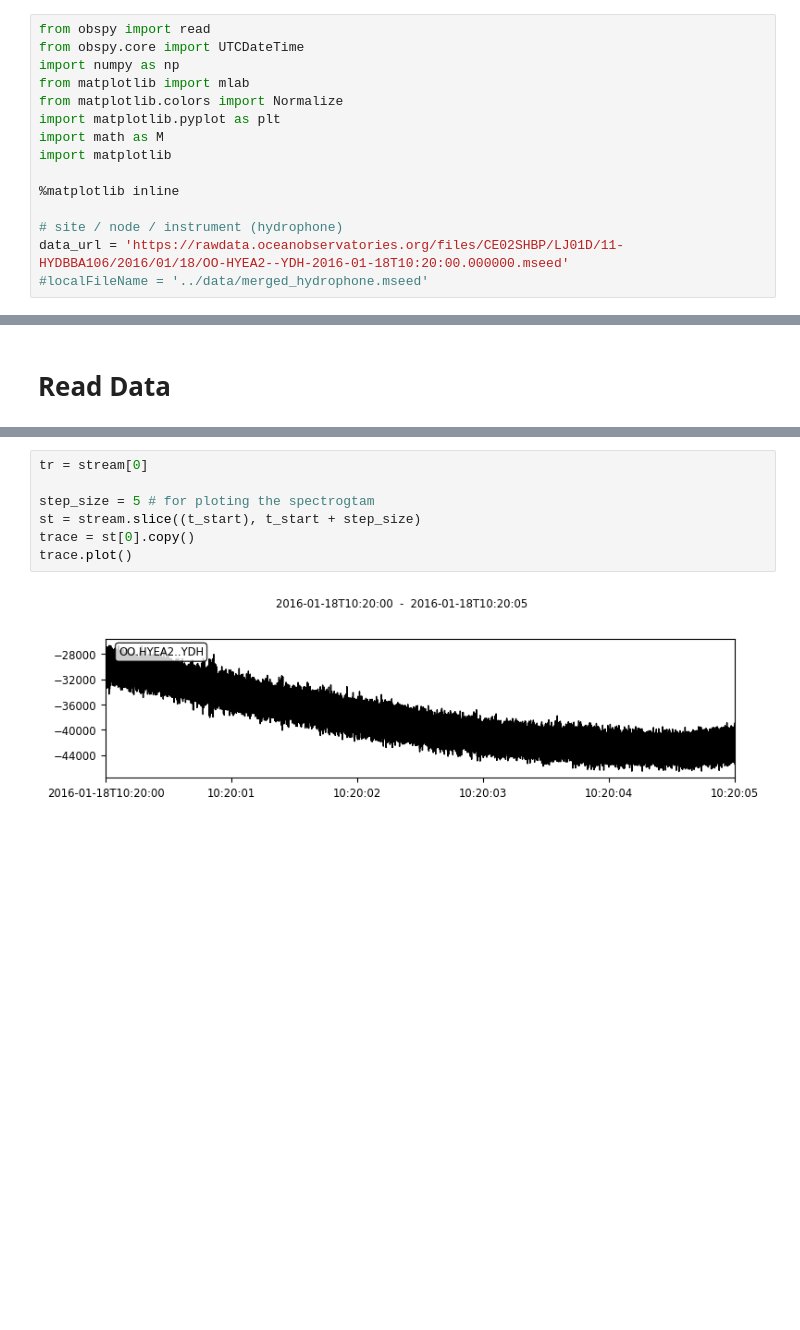
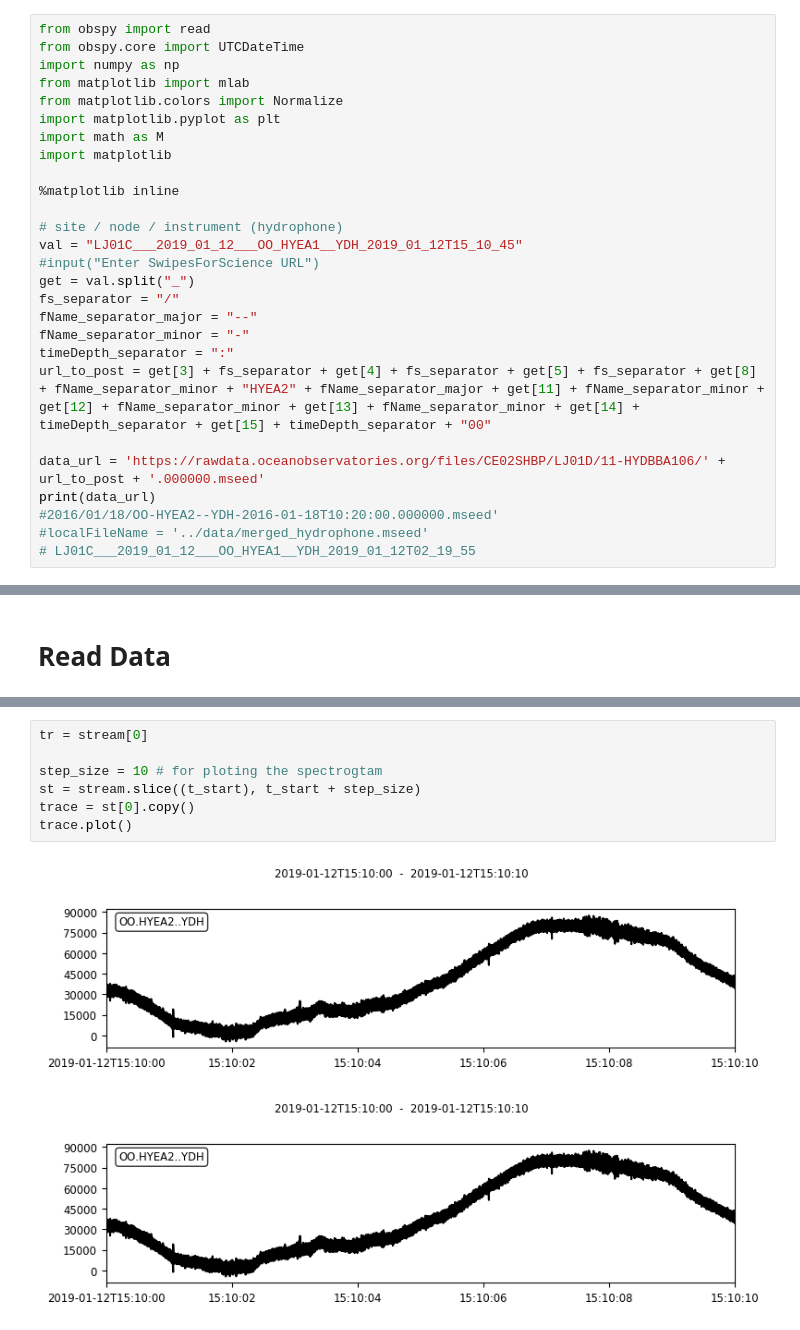
Before and after one commit to whaledr/whalebooks, a Jupyter notebook: read_OOI.ipynb, the cells around one changed output, grey strips where cells are left out. Drawn from its saved outputs; the diff is of its cells as text; blank space fills up the shorter version.

```diff
--- a/read_OOI.ipynb
+++ b/read_OOI.ipynb
@@ -11,5 +11,17 @@ import matplotlib
 %matplotlib inline
 
 # site / node / instrument (hydrophone)
-data_url = 'https://rawdata.oceanobservatories.org/files/CE02SHBP/LJ01D/11-HYDBBA106/2016/01/18/OO-HYEA2--YDH-2016-01-18T10:20:00.000000.mseed'
+val = "LJ01C___2019_01_12___OO_HYEA1__YDH_2019_01_12T15_10_45"
+#input("Enter SwipesForScience URL")
+get = val.split("_")
+fs_separator = "/"
+fName_separator_major = "--"
+fName_separator_minor = "-"
+timeDepth_separator = ":"
+url_to_post = get[3] + fs_separator + get[4] + fs_separator + get[5] + fs_separator + get[8] + fName_separator_minor + "HYEA2" + fName_separator_major + get[11] + fName_separator_minor + get[12] + fName_separator_minor + get[13] + fName_separator_minor + get[14] + timeDepth_separator + get[15] + timeDepth_separator + "00"
+
+data_url = 'https://rawdata.oceanobservatories.org/files/CE02SHBP/LJ01D/11-HYDBBA106/' + url_to_post + '.000000.mseed'
+print(data_url)
+#2016/01/18/OO-HYEA2--YDH-2016-01-18T10:20:00.000000.mseed'
 #localFileName = '../data/merged_hydrophone.mseed'
+# LJ01C___2019_01_12___OO_HYEA1__YDH_2019_01_12T02_19_55
@@ -44,12 +58,13 @@ stream[0].stats
 # %%
 tr = stream[0]
 
-step_size = 5 # for ploting the spectrogtam
+step_size = 10 # for ploting the spectrogtam
 st = stream.slice((t_start), t_start + step_size)
 trace = st[0].copy()
 trace.plot()
 # %% [output]
-[figure, old version]
+[figure, new version]
+[figure, added]
 # %%
 def _nearest_pow_2(x):
 
```
Also changed, not shown: parts of 5 cells of this notebook, 4 other files.
